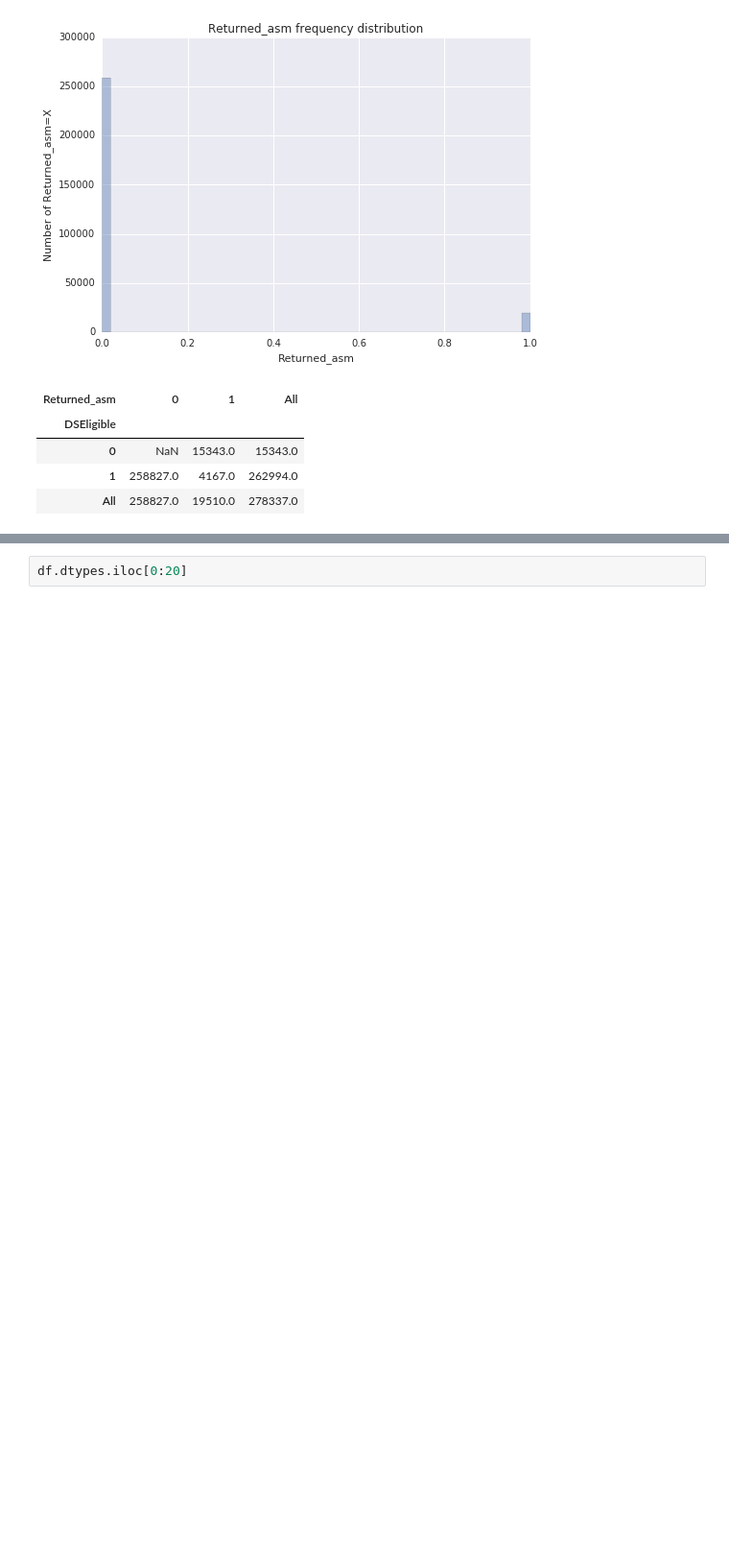
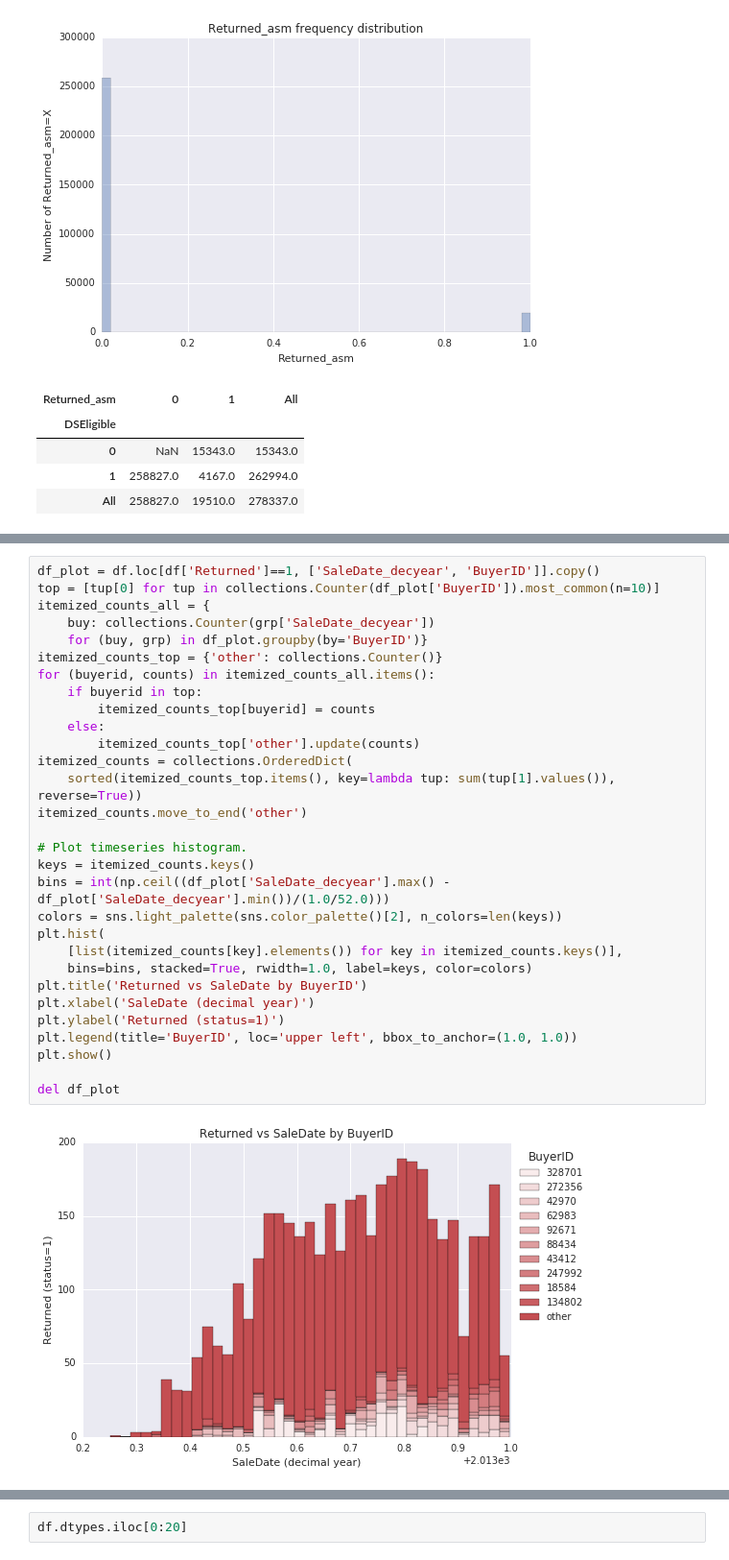
Before and after one commit to stharrold/demo, a Jupyter notebook: demo/app_predict/examples/example_app_predict_dev.ipynb, the cells around one changed output, grey strips where cells are left out. Shown at 96% size. Drawn from its saved outputs; the diff is of its cells as text; blank space fills up the shorter version.

```diff
--- a/demo/app_predict/examples/example_app_predict_dev.ipynb
+++ b/demo/app_predict/examples/example_app_predict_dev.ipynb
@@ -611 +658,33 @@ pd.pivot_table(
+# %%
+df_plot = df.loc[df['Returned']==1, ['SaleDate_decyear', 'BuyerID']].copy()
+top = [tup[0] for tup in collections.Counter(df_plot['BuyerID']).most_common(n=10)]
+itemized_counts_all = {
+    buy: collections.Counter(grp['SaleDate_decyear'])
+    for (buy, grp) in df_plot.groupby(by='BuyerID')}
+itemized_counts_top = {'other': collections.Counter()}
+for (buyerid, counts) in itemized_counts_all.items():
+    if buyerid in top:
+        itemized_counts_top[buyerid] = counts
+    else:
+        itemized_counts_top['other'].update(counts)
+itemized_counts = collections.OrderedDict(
+    sorted(itemized_counts_top.items(), key=lambda tup: sum(tup[1].values()), reverse=True))
+itemized_counts.move_to_end('other')
+
+# Plot timeseries histogram.
+keys = itemized_counts.keys()
+bins = int(np.ceil((df_plot['SaleDate_decyear'].max() - df_plot['SaleDate_decyear'].min())/(1.0/52.0)))
+colors = sns.light_palette(sns.color_palette()[2], n_colors=len(keys))
+plt.hist(
+    [list(itemized_counts[key].elements()) for key in itemized_counts.keys()],
+    bins=bins, stacked=True, rwidth=1.0, label=keys, color=colors)
+plt.title('Returned vs SaleDate by BuyerID')
+plt.xlabel('SaleDate (decimal year)')
+plt.ylabel('Returned (status=1)')
+plt.legend(title='BuyerID', loc='upper left', bbox_to_anchor=(1.0, 1.0))
+plt.show()
+
+del df_plot
+# %% [output]
+[figure, added]
 # %%
```
Also changed, not shown: parts of 7 cells of this notebook, 2 other files.
